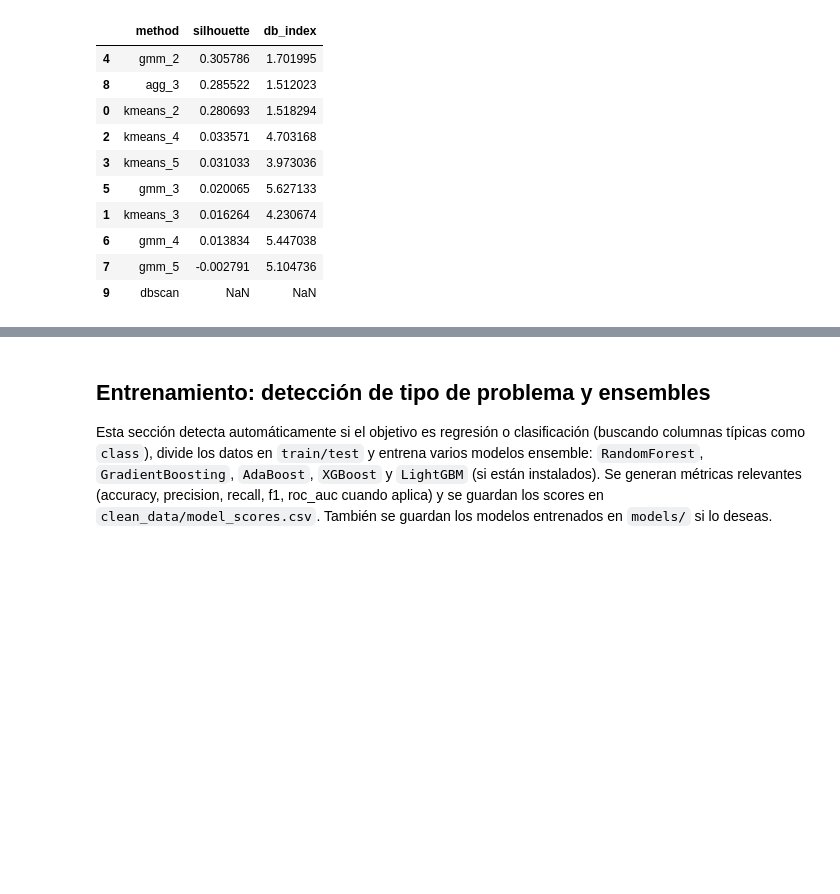
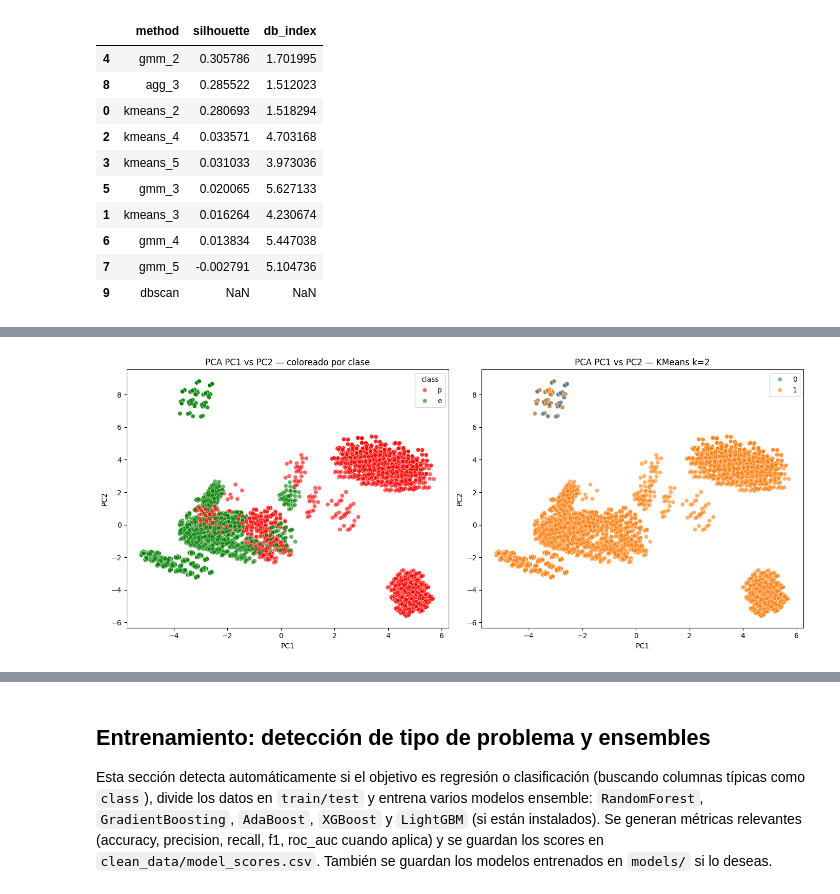
Before and after one commit to Bootcamp-Data-Analyst/Proyecto9-clustering, a Jupyter notebook: notebooks/ML.ipynb, the cells around one changed output, grey strips where cells are left out. Saved outputs shown, nothing was run; the diff lists cells and outputs as text; code cells hidden in the pictures; blank space fills up the shorter version.

```diff
--- a/notebooks/ML.ipynb
+++ b/notebooks/ML.ipynb
@@ -524,0 +582,81 @@ Guardado: ../clean_data/mushrooms_pca_clustered.csv
+# %%
+# Cabecera breve
+display(Markdown('''### Visualizaciones adicionales: PCA y t-SNE
+Se muestran: (1) PCA PC1 vs PC2 coloreado por la clase real y por los clusters KMeans, (2) t-SNE coloreado por la clase (si existe), y (3) un bar chart con el tamaño de cada cluster.'''))
+
+# Cargar df_pca si no está en memoria
+if 'df_pca' not in globals():
+    if os.path.exists(pca_path):
+        df_pca = pd.read_csv(pca_path)
+    else:
+        raise FileNotFoundError(f'No se encontró {pca_path}. Ejecuta la sección de PCA primero.')
+
+feats = [c for c in df_pca.columns if c.startswith('pca_')]
+if not feats:
+    raise ValueError('No se encontraron columnas PCA en df_pca.')
+
+X = StandardScaler().fit_transform(df_pca[feats].values)
+
+# Determinar etiquetas de cluster: preferir 'best_k' si existe, sino buscar columnas kmeans_ en df_pca, sino computar kmeans(k=4)
+try:
+    bk = best_k
+except NameError:
+    bk = None
+
+cluster_labels = None
+if bk is None:
+    km_cols = [c for c in df_pca.columns if c.startswith('kmeans_')]
+    if km_cols:
+        # usar la última columna kmeans encontrada
+        km_col = km_cols[-1]
+        cluster_labels = df_pca[km_col].values
+        bk = int(km_col.split('_')[1])
+
+if cluster_labels is None:
+    bk = bk or 4
+    km = KMeans(n_clusters=bk, random_state=0, n_init=10)
+    cluster_labels = km.fit_predict(X)
+
+# 1) PCA scatter: clase vs cluster (lado a lado)
+fig, axes = plt.subplots(1, 2, figsize=(14, 6))
+if 'class' in df_pca.columns:
+    sns.scatterplot(x=df_pca['pca_0'], y=df_pca['pca_1'], hue=df_pca['class'], palette={'e':'green','p':'red'}, alpha=0.6, ax=axes[0])
+    axes[0].set_title('PCA PC1 vs PC2 — coloreado por clase')
+else:
+    axes[0].scatter(df_pca['pca_0'], df_pca['pca_1'], alpha=0.6)
+    axes[0].set_title('PCA PC1 vs PC2')
+
+sns.scatterplot(x=df_pca['pca_0'], y=df_pca['pca_1'], hue=cluster_labels, palette='tab10', alpha=0.6, ax=axes[1])
+axes[1].set_title(f'PCA PC1 vs PC2 — KMeans k={bk}')
+for ax in axes:
+    ax.set_xlabel('PC1')
+    ax.set_ylabel('PC2')
+plt.tight_layout()
+plt.show()
+
+# 2) t-SNE scatter (si existe el CSV generado antes)
+if os.path.exists(tsne_path):
+    df_tsne = pd.read_csv(tsne_path)
+    plt.figure(figsize=(6,5))
+    if 'class' in df_tsne.columns:
+        sns.scatterplot(x='tsne_1', y='tsne_2', hue='class', data=df_tsne, palette={'e':'green','p':'red'}, alpha=0.6)
+        plt.title('t-SNE — coloreado por clase')
+    else:
+        sns.scatterplot(x='tsne_1', y='tsne_2', data=df_tsne, alpha=0.6)
+        plt.title('t-SNE')
+    plt.xlabel('t-SNE 1')
+    plt.ylabel('t-SNE 2')
+    plt.show()
+else:
+    print(f'No se encontró {tsne_path} — omitiendo gráfico t-SNE.')
+
+# 3) Bar chart: tamaño de clusters
+unique, counts = np.unique(cluster_labels, return_counts=True)
+order = np.argsort(unique)
+plt.figure(figsize=(6,4))
+sns.barplot(x=unique[order].astype(str), y=counts[order], palette='tab10')
+plt.xlabel('Cluster')
+plt.ylabel('Número de muestras')
+plt.title(f'Tamaño de clusters (k={bk})')
+plt.show()
+# %% [output]
@@ -524,0 +665 @@ Guardado: ../clean_data/mushrooms_pca_clustered.csv
+[figure, added]
```
Also changed, not shown: parts of 3 cells of this notebook.
